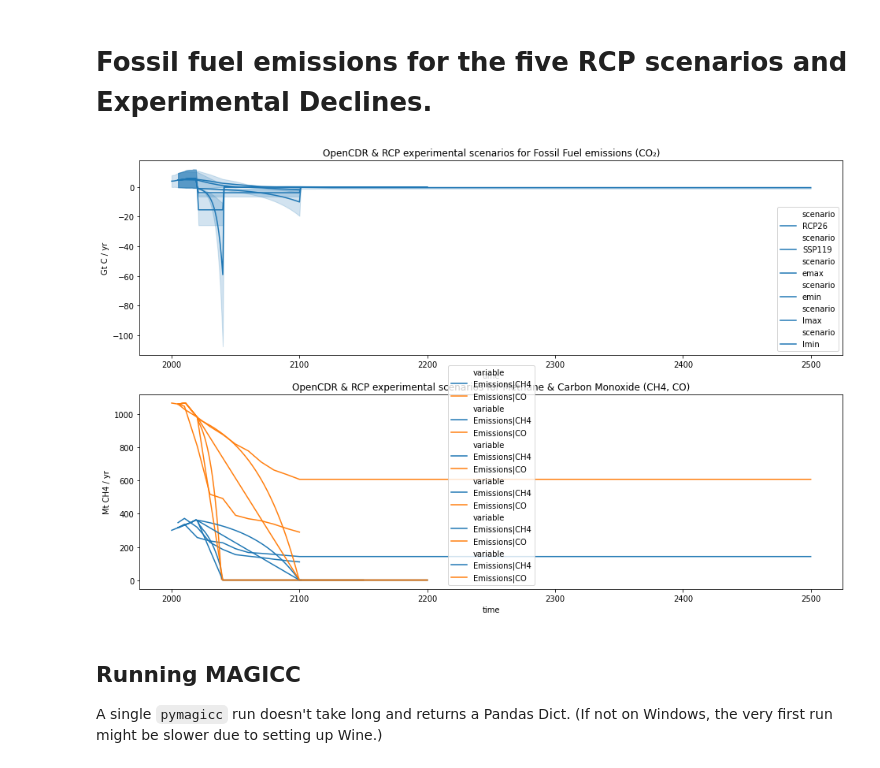
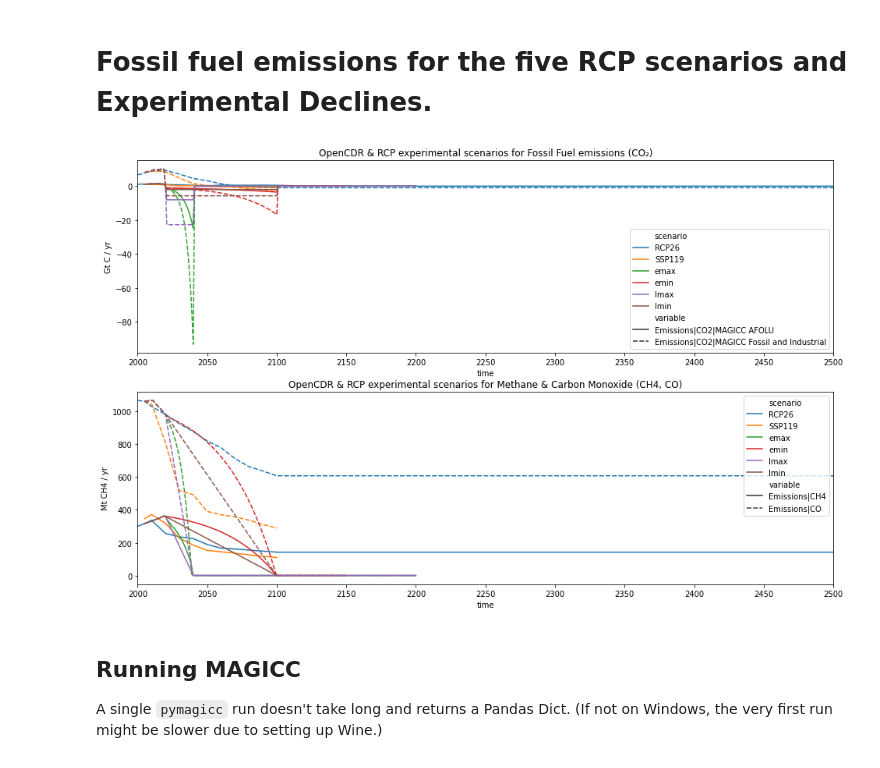
Before and after one commit to hsbay/cdrmex, a Jupyter notebook: ONCtests.ipynb, the cells around one changed output. Drawn from its saved outputs; the diff is of its cells as text; code cells hidden in the pictures.

Commit message:
Fixed hue=scenario multi color charts and units bugs.

```diff
--- a/ONCtests.ipynb
+++ b/ONCtests.ipynb
@@ -133,26 +137,25 @@ for g in rcp26.filter(
 [figure]
 # %% [markdown]
 # Fossil fuel emissions for the five RCP scenarios and Experimental Declines.
-# %%
-x="[datetime(2000, 1, 1), datetime(2500, 1, 1)]"
-pret="OpenCDR & RCP experimental scenarios for "
-co2var = "*CO2|MAGICC Fossil and Industrial"
-co2units = rcps.filter(variable = co2var)["unit"].iloc[0]
-
-fig, (ax1,ax2) = plt.subplots(2,1, figsize = (16, 10))
-
-for scen in rcps["scenario"].unique():
-    rcps.filter(scenario = scen, variable = [co2var,"*CO2|MAGICC AFOLU"],
-                region = ["World"]).lineplot( hue = "scenario", ax = ax1)
-    ax1.set_ylabel(co2units)
-    ax1.set_title( pret + "Fossil Fuel emissions (CO₂)")
-
-    rcps.filter(scenario = scen, variable = ["Emissions|CH4", "Emissions|CO"],
-                region = ["World"],).line_plot(hue = 'variable', ax = ax2);
-    ax2.set_ylabel(rcps.filter(variable = "Emissions|CH4")["unit"].iloc[0])
-    ax2.set_title( pret + "Methane & Carbon Monoxide (CH4, CO)")
-# %% [output]
-[figure, removed]
+# %%
+x = (datetime(2000, 1, 1), datetime(magcfg["endyear"], 1, 1))
+pret="OpenCDR & RCP experimental scenarios for "
+gtgvar = "*CO2|MAGICC Fossil and Industrial", "*CO2|MAGICC AFOLU*"
+mtgvar = "*Emissions|CH4", "*Emissions|CO"
+list = [gtgvar,mtgvar]
+title = [pret + "Fossil Fuel emissions (CO₂)",
+         pret + "Methane & Carbon Monoxide (CH4, CO)"]
+
+fig, axes = plt.subplots(2,1, figsize = (16, 10))
+for n,var in enumerate(list):
+    varun = var[(n-1)]
+    test = rcps.filter(region="World", variable=var).lineplot(hue="scenario", style="variable", ax=axes[n])
+    ylab = rcps.filter(region="World", variable=varun)["unit"].iloc[[0]].all()
+    axes[n].set_ylabel(ylab)
+    axes[n].set_title(title[n])
+    axes[n].set_xlim(x)
+# %% [output]
+[figure, added]
 # %% [markdown]
 ## Running MAGICC
 
```
Also changed, not shown: parts of 7 cells of this notebook.
